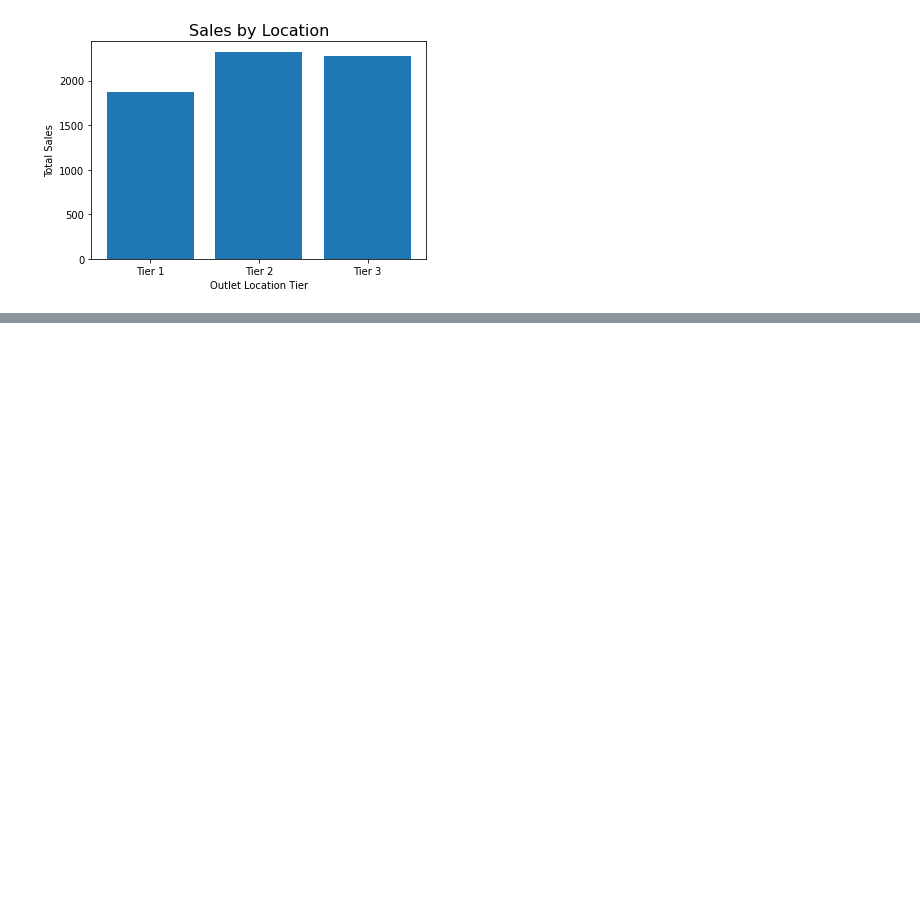
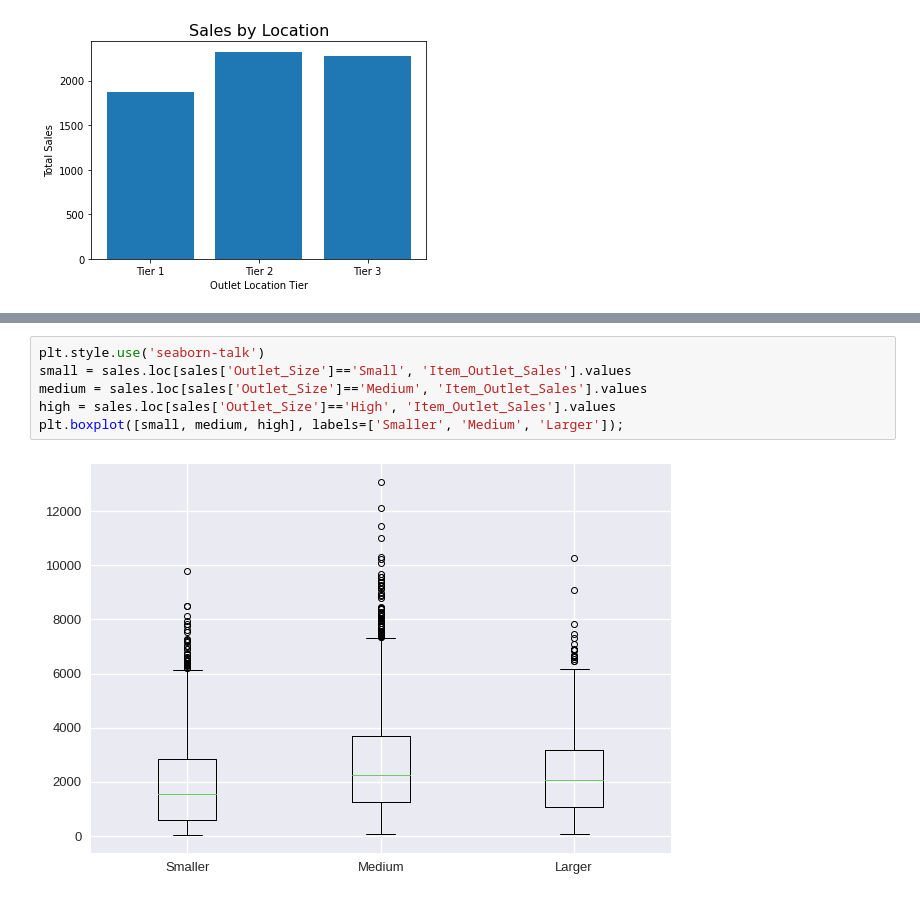
Before and after one commit to janaeam/food-sales-predictions, a Jupyter notebook: Data_Cleaning.ipynb, the cells around one changed output, grey strips where cells are left out. Drawn from its saved outputs; the diff is of its cells as text; blank space fills up the shorter version.

```diff
--- a/Data_Cleaning.ipynb
+++ b/Data_Cleaning.ipynb
@@ -841,0 +925,8 @@ plt.ylabel('Total Sales');
+# %%
+plt.style.use('seaborn-talk')
+small = sales.loc[sales['Outlet_Size']=='Small', 'Item_Outlet_Sales'].values
+medium = sales.loc[sales['Outlet_Size']=='Medium', 'Item_Outlet_Sales'].values
+high = sales.loc[sales['Outlet_Size']=='High', 'Item_Outlet_Sales'].values
+plt.boxplot([small, medium, high], labels=['Smaller', 'Medium', 'Larger']);
+# %% [output]
+[figure, added]
```
Also changed, not shown: parts of 14 cells of this notebook.
